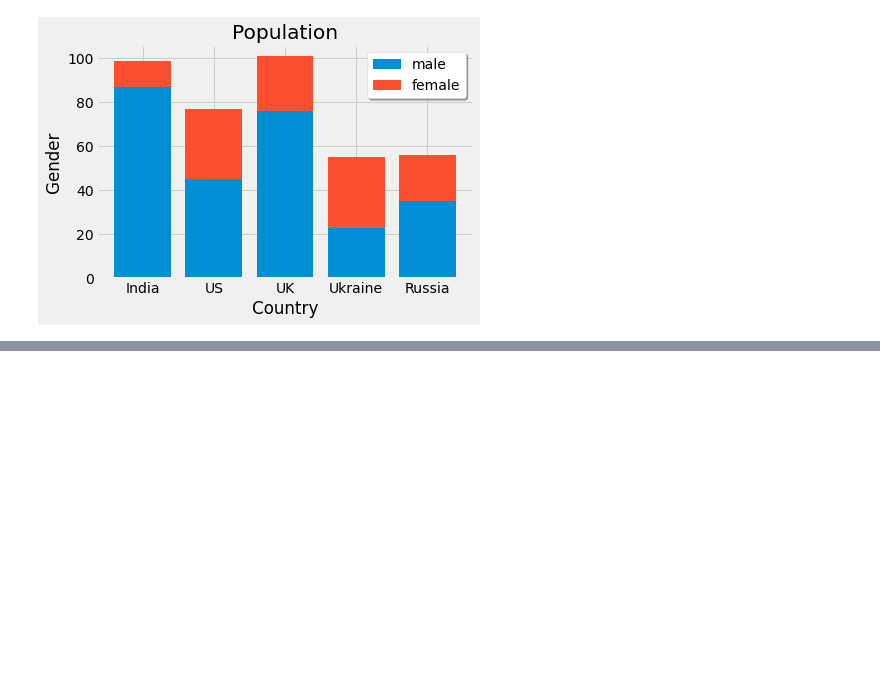
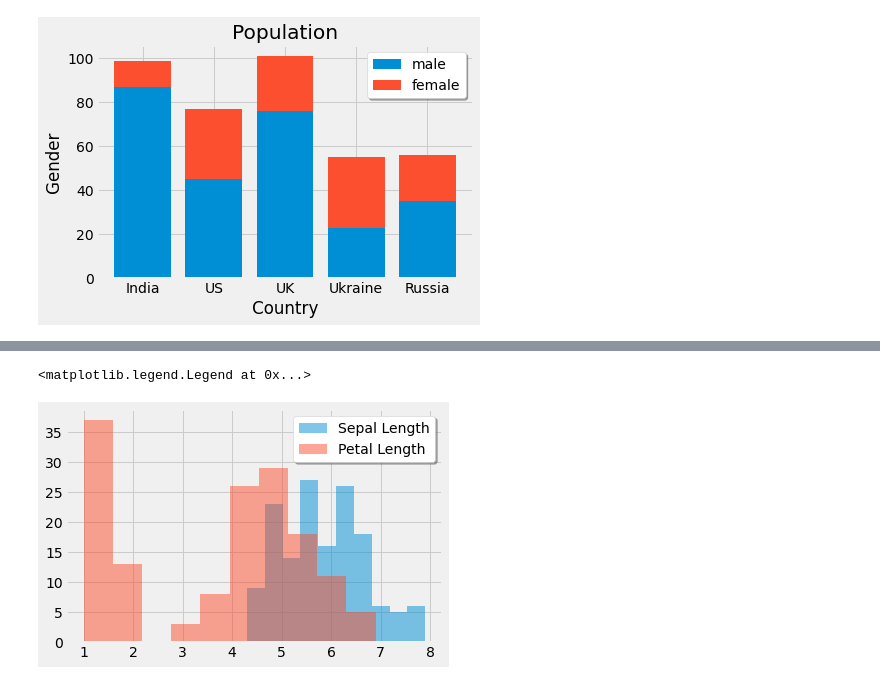
Before and after one commit to sks95/python_basics, a Jupyter notebook: Matplotlib.ipynb, the cells around one changed output, grey strips where cells are left out. Saved outputs shown, nothing was run; the diff lists cells and outputs as text; code cells hidden in the pictures; blank space fills up the shorter version.

```diff
--- a/Matplotlib.ipynb
+++ b/Matplotlib.ipynb
@@ -57,0 +82,4 @@ plt.legend(shadow=True, facecolor="white", frameon=True)
+# %%
+import pandas as pd
+df = pd.read_csv("https://raw.githubusercontent.com/purna135/ML-Datasets/main/iris.csv")
+df.head()
@@ -57,0 +93,7 @@ plt.legend(shadow=True, facecolor="white", frameon=True)
+# %%
+plt.hist(df['sepal.length'], alpha=0.5, label="Sepal Length")
+plt.hist(df['petal.length'], alpha=0.5, label="Petal Length")
+plt.legend(shadow=True, facecolor="white", frameon=True)
+# %% [output]
+<matplotlib.legend.Legend at 0x...>
+[figure, added]
```
Also changed, not shown: parts of 11 cells of this notebook.
